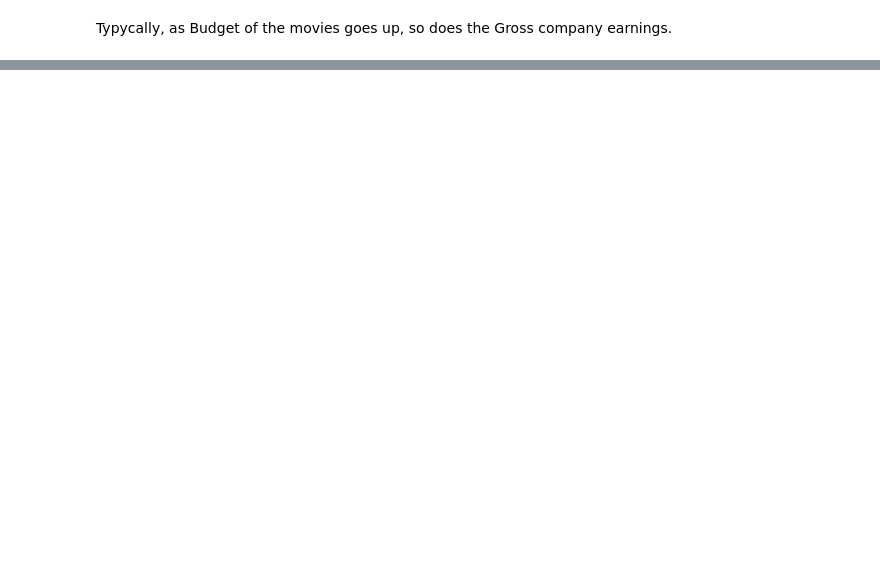
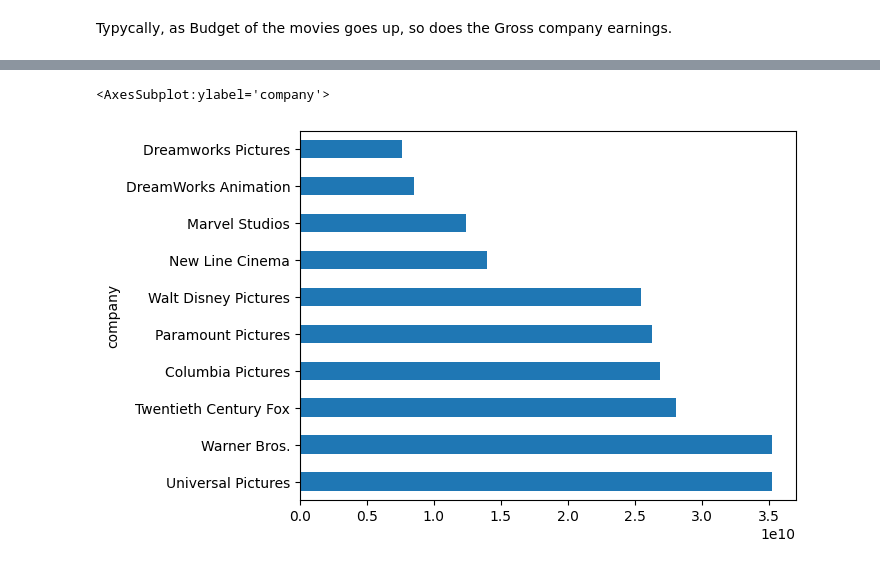
Before and after one commit to dchicasduena/COMP3400_Project, a Jupyter notebook: Project.ipynb, the cells around one changed output, grey strips where cells are left out. Cells and saved outputs as stored; diff of their text form; code cells hidden in the pictures; blank space fills up the shorter version.

```diff
--- a/Project.ipynb
+++ b/Project.ipynb
@@ -194,0 +264,9 @@ Text(0, 0.5, 'Gross')
+# %%
+shmoneys_company = movies.groupby("company").agg({'net_gross':['sum']})
+shmoneys_company_sorted = shmoneys_company.sort_values(by=[("net_gross", "sum")], ascending=False)
+# %%
+shmoneys_company_top10_sum = shmoneys_company_sorted.iloc[:10]
+shmoneys_company_top10_sum.plot.barh(legend=False)
+# %% [output]
+<AxesSubplot:ylabel='company'>
+[figure, added]
```
Also changed, not shown: parts of 15 cells of this notebook.
